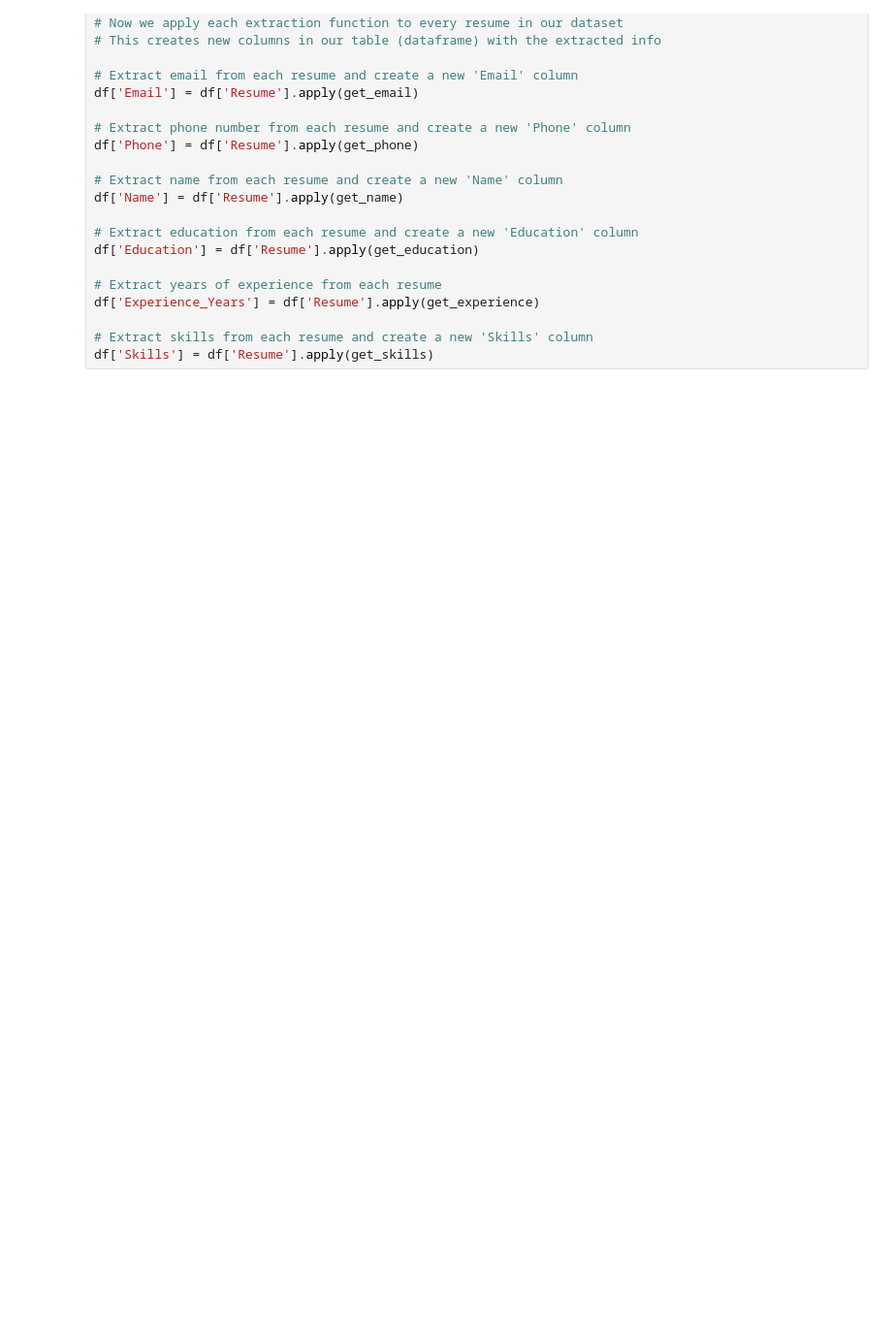
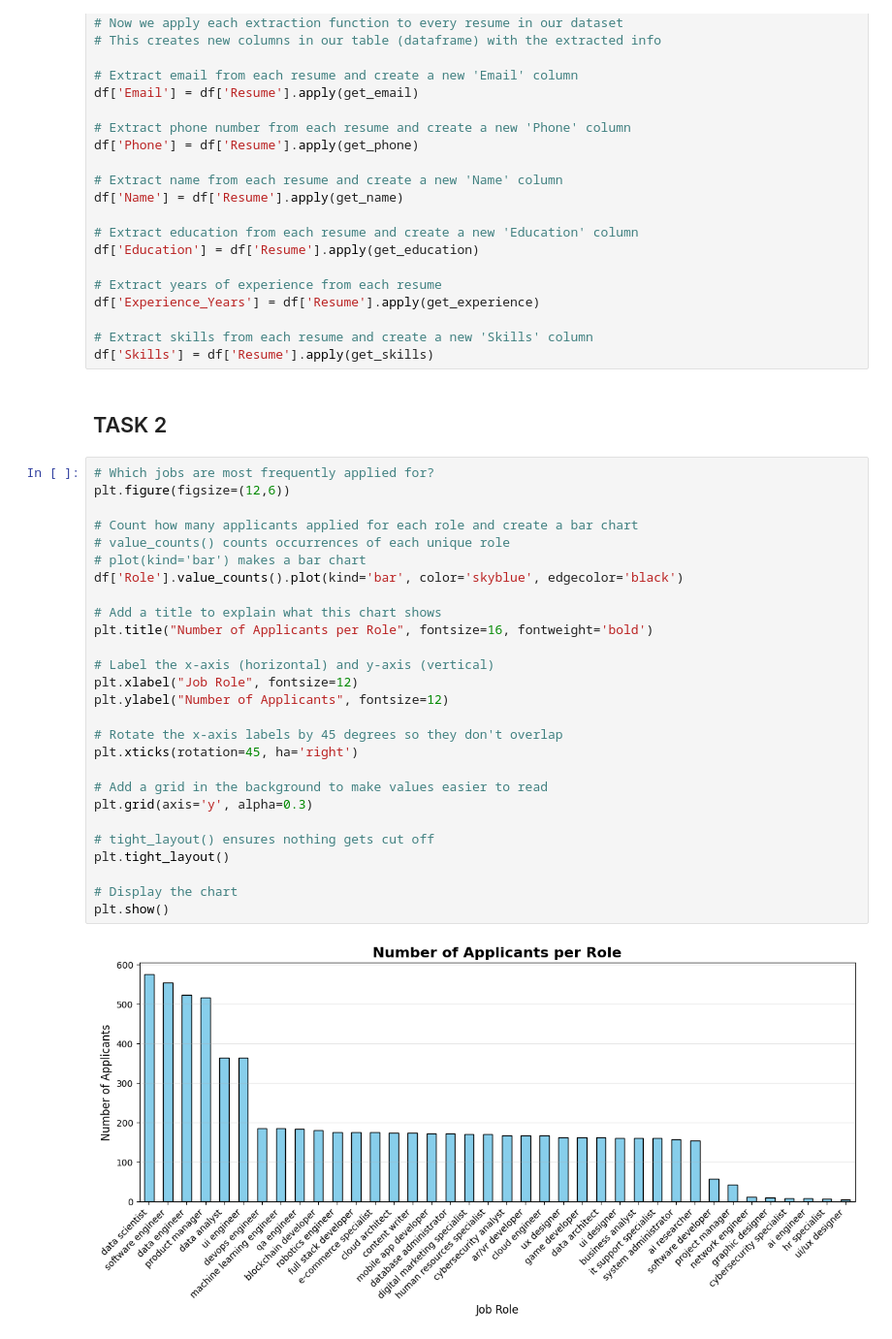
Before and after one commit to jakeleesh/resume-classification, a Jupyter notebook: resume_classification.ipynb, the cells around one changed output. Shown at 97% size. Cells and saved outputs as stored; diff of their text form; blank space fills up the shorter version.

Commit message:
feat: Create bar chart to count number of applicants per role

```diff
--- a/resume_classification.ipynb
+++ b/resume_classification.ipynb
@@ -173,3 +174,34 @@ df['Experience_Years'] = df['Resume'].apply(get_experience)
 
 # Extract skills from each resume and create a new 'Skills' column
 df['Skills'] = df['Resume'].apply(get_skills)
+# %% [markdown]
+## TASK 2
+# %%
+# Which jobs are most frequently applied for?
+plt.figure(figsize=(12,6))
+
+# Count how many applicants applied for each role and create a bar chart
+# value_counts() counts occurrences of each unique role
+# plot(kind='bar') makes a bar chart
+df['Role'].value_counts().plot(kind='bar', color='skyblue', edgecolor='black')
+
+# Add a title to explain what this chart shows
+plt.title("Number of Applicants per Role", fontsize=16, fontweight='bold')
+
+# Label the x-axis (horizontal) and y-axis (vertical)
+plt.xlabel("Job Role", fontsize=12)
+plt.ylabel("Number of Applicants", fontsize=12)
+
+# Rotate the x-axis labels by 45 degrees so they don't overlap
+plt.xticks(rotation=45, ha='right')
+
+# Add a grid in the background to make values easier to read
+plt.grid(axis='y', alpha=0.3)
+
+# tight_layout() ensures nothing gets cut off
+plt.tight_layout()
+
+# Display the chart
+plt.show()
+# %% [output]
+[figure, added]
```
Also changed, not shown: parts of 1 cell of this notebook, 2 other files.
